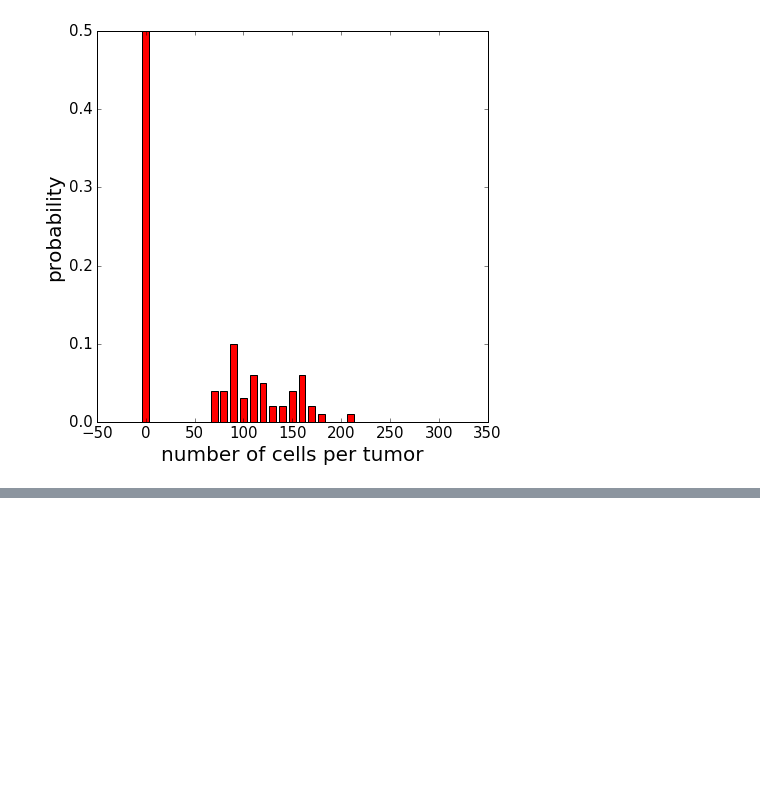
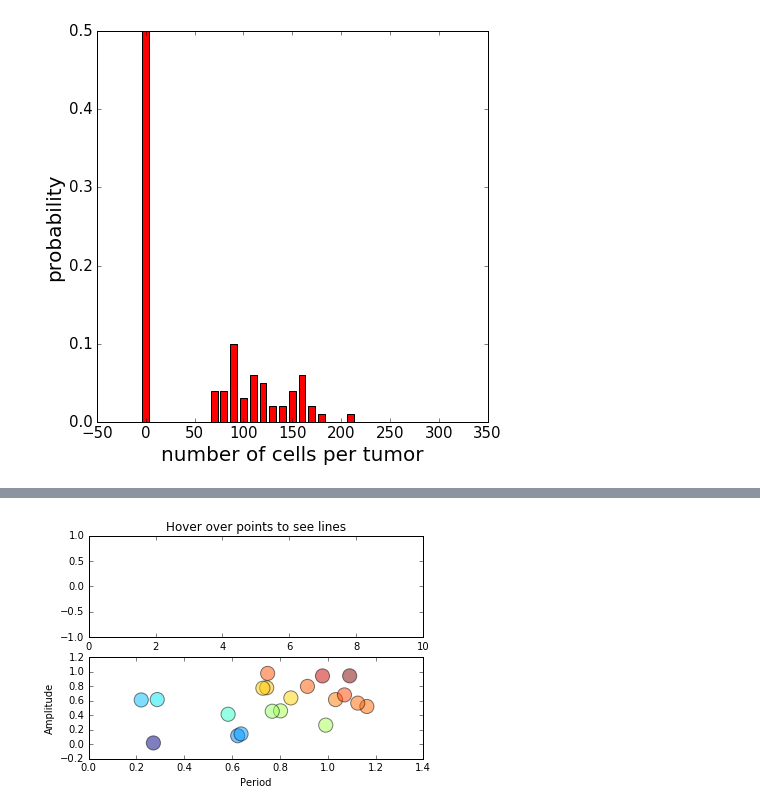
Before and after one commit to petermchale/tumor, a Jupyter notebook: demonstration.ipynb, the cells around one changed output, grey strips where cells are left out. Saved outputs shown, nothing was run; the diff lists cells and outputs as text; code cells hidden in the pictures; blank space fills up the shorter version.

```diff
--- a/demonstration.ipynb
+++ b/demonstration.ipynb
@@ -266,0 +243,65 @@ show(p)  # open a browser
+# %%
+class LinkedView(plugins.PluginBase):
+    """A simple plugin showing how multiple axes can be linked"""
+
+    JAVASCRIPT = """
+    mpld3.register_plugin("linkedview", LinkedViewPlugin);
+    LinkedViewPlugin.prototype = Object.create(mpld3.Plugin.prototype);
+    LinkedViewPlugin.prototype.constructor = LinkedViewPlugin;
+    LinkedViewPlugin.prototype.requiredProps = ["idpts", "idline", "data"];
+    LinkedViewPlugin.prototype.defaultProps = {}
+    function LinkedViewPlugin(fig, props){
+        mpld3.Plugin.call(this, fig, props);
+    };
+
+    LinkedViewPlugin.prototype.draw = function(){
+      var pts = mpld3.get_element(this.props.idpts);
+      var line = mpld3.get_element(this.props.idline);
+      var data = this.props.data;
+
+      function mouseover(d, i){
+        line.data = data[i];
+        line.elements().transition()
+            .attr("d", line.datafunc(line.data))
+            .style("stroke", this.style.fill);
+      }
+      pts.elements().on("mouseover", mouseover);
+    };
+    """
+
+    def __init__(self, points, line, linedata):
+        if isinstance(points, matplotlib.lines.Line2D):
+            suffix = "pts"
+        else:
+            suffix = None
+
+        self.dict_ = {"type": "linkedview",
+                      "idpts": utils.get_id(points, suffix),
+                      "idline": utils.get_id(line),
+                      "data": linedata}
+
+fig, ax = plt.subplots(2)
+
+# scatter periods and amplitudes
+np.random.seed(0)
+P = 0.2 + np.random.random(size=20)
+A = np.random.random(size=20)
+x = np.linspace(0, 10, 100)
+data = np.array([[x, Ai * np.sin(x / Pi)]
+                 for (Ai, Pi) in zip(A, P)])
+points = ax[1].scatter(P, A, c=P + A,
+                       s=200, alpha=0.5)
+ax[1].set_xlabel('Period')
+ax[1].set_ylabel('Amplitude')
+
+# create the line object
+lines = ax[0].plot(x, 0 * x, '-w', lw=3, alpha=0.5)
+ax[0].set_ylim(-1, 1)
+
+ax[0].set_title("Hover over points to see lines")
+
+# transpose line data and add plugin
+linedata = data.transpose(0, 2, 1).tolist()
+plugins.connect(fig, LinkedView(points, lines[0], linedata))
+# %% [output]
+[figure, added]
```
Also changed, not shown: parts of 9 cells of this notebook.
